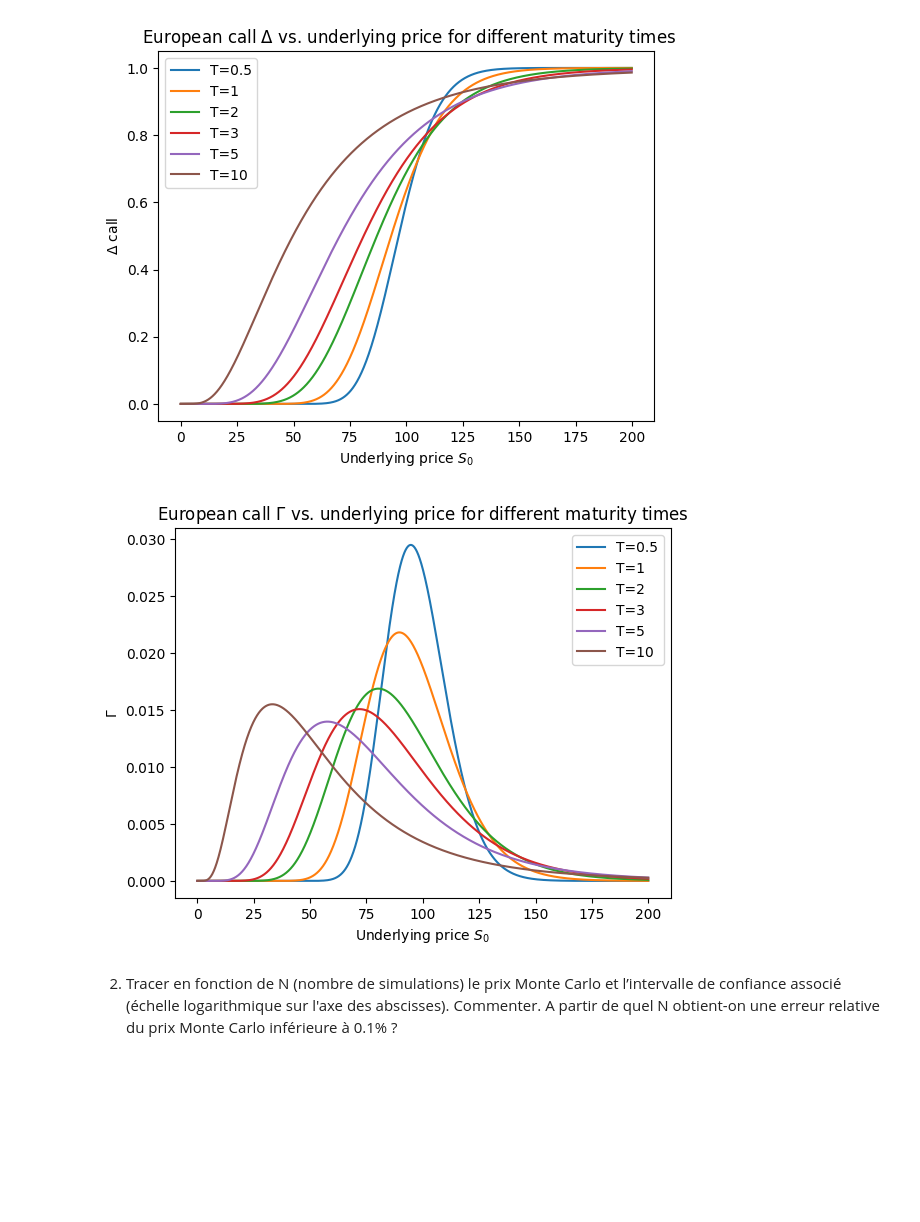
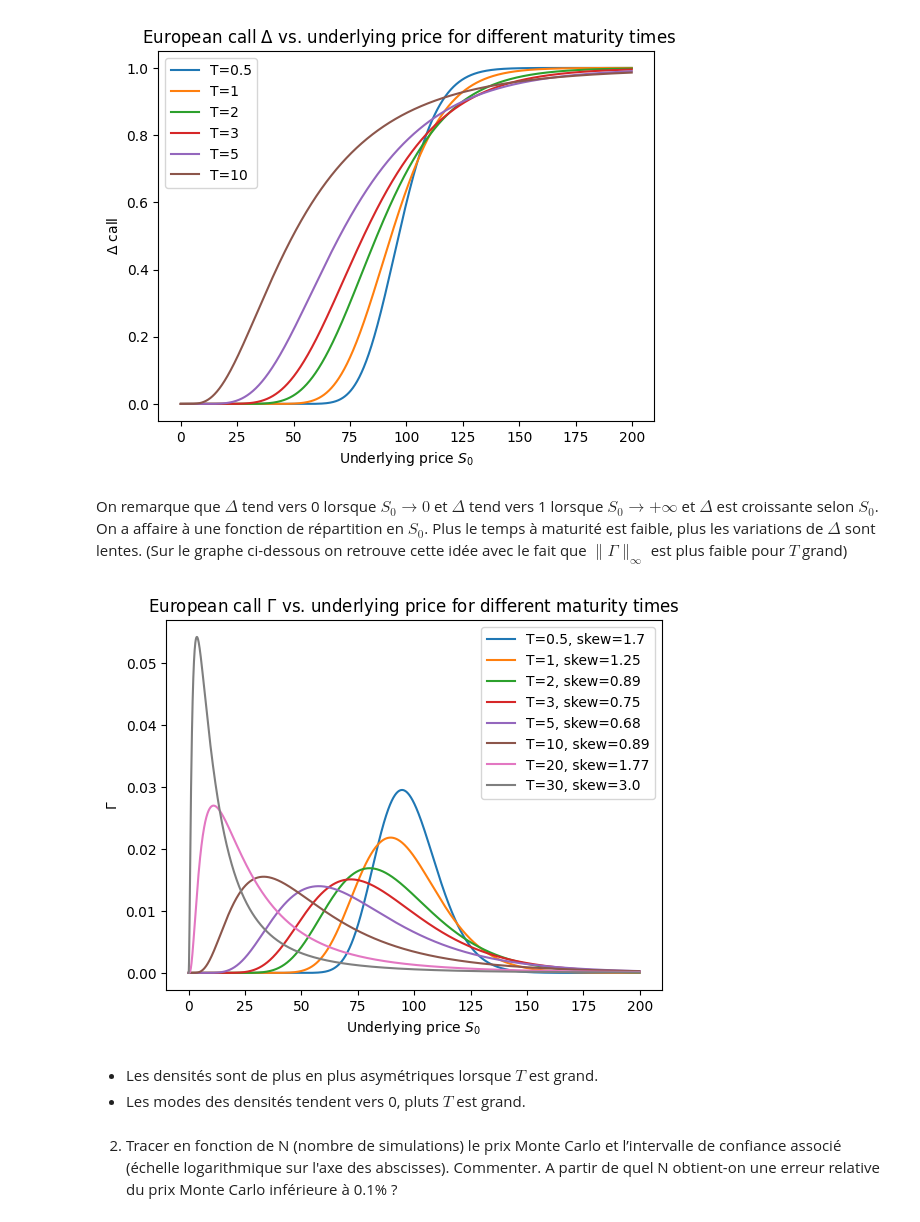
Before and after one commit to kerrianlc/stochastic-proc-fin, a Jupyter notebook: MSF-QI-LC-M.ipynb, the cells around one changed output. Saved outputs shown, nothing was run; the diff lists cells and outputs as text; code cells hidden in the pictures; blank space fills up the shorter version.

```diff
--- a/MSF-QI-LC-M.ipynb
+++ b/MSF-QI-LC-M.ipynb
@@ -58,18 +60,24 @@ plt.legend()
 plt.show()
 # %% [output]
 [figure]
+# %% [markdown]
+On remarque que $\Delta$ tend vers 0 lorsque $S_0\rightarrow 0$ et $\Delta$ tend vers 1 lorsque $S_0\rightarrow +\infty$ et $\Delta$ est croissante selon $S_0$. On a affaire à une fonction de répartition en $S_0$. Plus le temps à maturité est faible, plus les variations de $\Delta$ sont lentes. (Sur le graphe ci-dessous on retrouve cette idée avec le fait que $\|\Gamma\|_\infty$ est plus faible pour $T$ grand)
 # %%
 S = np.arange(0.01, 200, 0.1)
-for Ti in [0.5, 1, 2, 3, 5, 10]:
+for Ti in [0.5, 1, 2, 3, 5, 10, 20, 30]:
     price = [gamma_call_bs(K, Ti, s, r, sigma) for s in S]
-    plt.plot(S, price, label=f"T={Ti}")
+
+    plt.plot(S, price, label=f"T={Ti}, skew={round(skew(price), 2)}")
 plt.xlabel("Underlying price $S_0$")
 plt.ylabel("$\Gamma$")
 plt.title("European call $\Gamma$ vs. underlying price for different maturity times")
 plt.legend()
 plt.show()
 # %% [output]
-[figure, old version]
+[figure, new version]
+# %% [markdown]
+- Les densités sont de plus en plus asymétriques lorsque $T$ est grand.
+- Les modes des densités tendent vers 0, pluts $T$ est grand.
 # %% [markdown]
 2. Tracer en fonction de N (nombre de simulations) le prix Monte Carlo et l’intervalle de confiance associé (échelle logarithmique sur l'axe des abscisses). Commenter. A partir de
 quel N obtient-on une erreur relative du prix Monte Carlo inférieure à 0.1% ?
```
Also changed, not shown: parts of 14 cells of this notebook.
